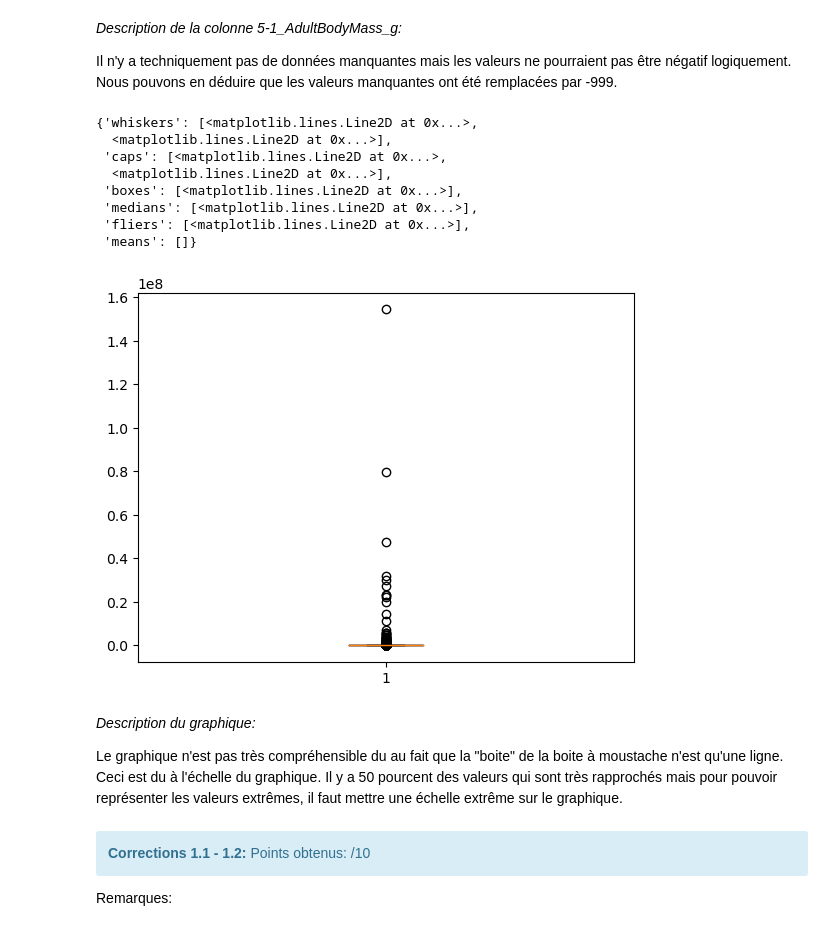
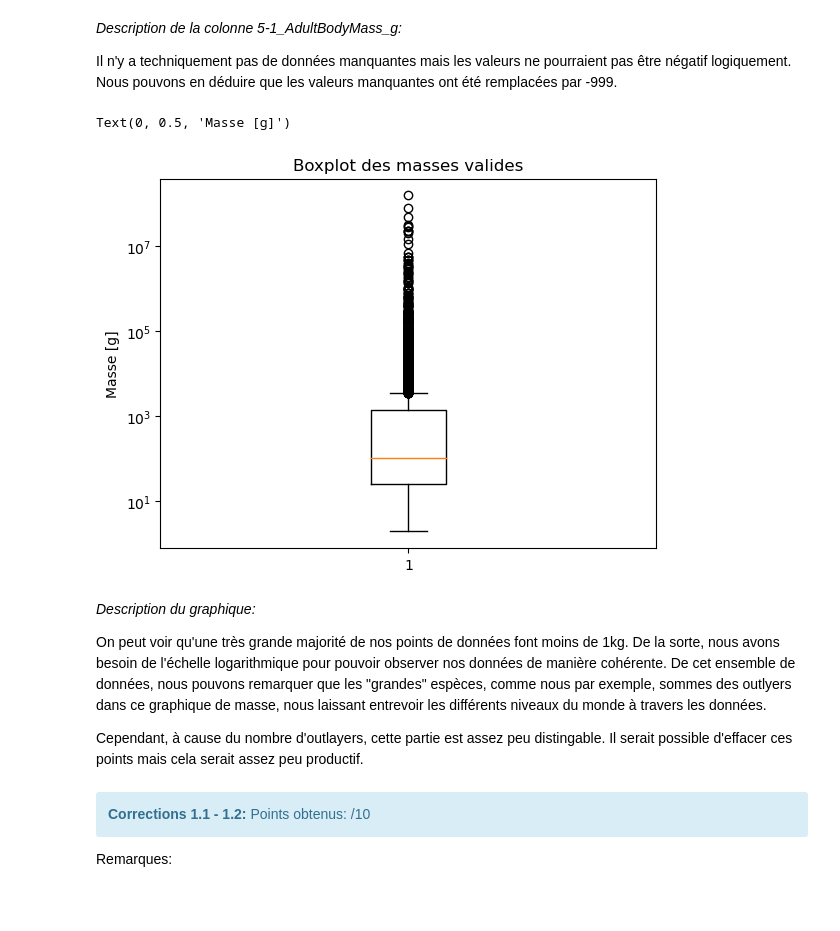
Before and after one commit to Calum-Quinn/ISD_Labo3, a Jupyter notebook: TP3_ISD_SA2023_Vuilleumier_Quinn.ipynb, the cells around one changed output. Drawn from its saved outputs; the diff is of its cells as text; code cells hidden in the pictures; blank space fills up the shorter version.

```diff
--- a/TP3_ISD_SA2023_Vuilleumier_Quinn.ipynb
+++ b/TP3_ISD_SA2023_Vuilleumier_Quinn.ipynb
@@ -162,22 +162,19 @@ Il n'y a techniquement pas de données manquantes mais les valeurs ne pourraient
 # %%
 # Boxplot des masses sans les données manquantes
 df_filtered = df_mass[df_mass > 0]
 plt.boxplot(df_filtered)
+plt.yscale('log')
+plt.title("Boxplot des masses valides")
+plt.ylabel("Masse [g]")
 # %% [output]
-{'whiskers': [<matplotlib.lines.Line2D at 0x...>,
-  <matplotlib.lines.Line2D at 0x...>],
- 'caps': [<matplotlib.lines.Line2D at 0x...>,
-  <matplotlib.lines.Line2D at 0x...>],
- 'boxes': [<matplotlib.lines.Line2D at 0x...>],
- 'medians': [<matplotlib.lines.Line2D at 0x...>],
- 'fliers': [<matplotlib.lines.Line2D at 0x...>],
- 'means': []}
+Text(0, 0.5, 'Masse [g]')
-[figure, old version]
+[figure, new version]
 # %% [markdown]
 *Description du graphique:*
 
-Le graphique n'est pas très compréhensible du au fait que la "boite" de la boite à moustache n'est qu'une ligne.
-Ceci est du à l'échelle du graphique. Il y a 50 pourcent des valeurs qui sont très rapprochés mais pour pouvoir représenter les valeurs extrêmes, il faut mettre une échelle extrême sur le graphique.
+On peut voir qu'une très grande majorité de nos points de données font moins de 1kg. De la sorte, nous avons besoin de l'échelle logarithmique pour pouvoir observer nos données de manière cohérente. De cet ensemble de données, nous pouvons remarquer que les "grandes" espèces, comme nous par exemple, sommes des outlyers dans ce graphique de masse, nous laissant entrevoir les différents niveaux du monde à travers les données.
+
+Cependant, à cause du nombre d'outlayers, cette partie est assez peu distingable. Il serait possible d'effacer ces points mais cela serait assez peu productif.
 # %% [markdown]
 <div class="alert alert-block alert-info">
 <b>Corrections 1.1 - 1.2: </b> Points obtenus: /10
```
Also changed, not shown: parts of 8 cells of this notebook.
